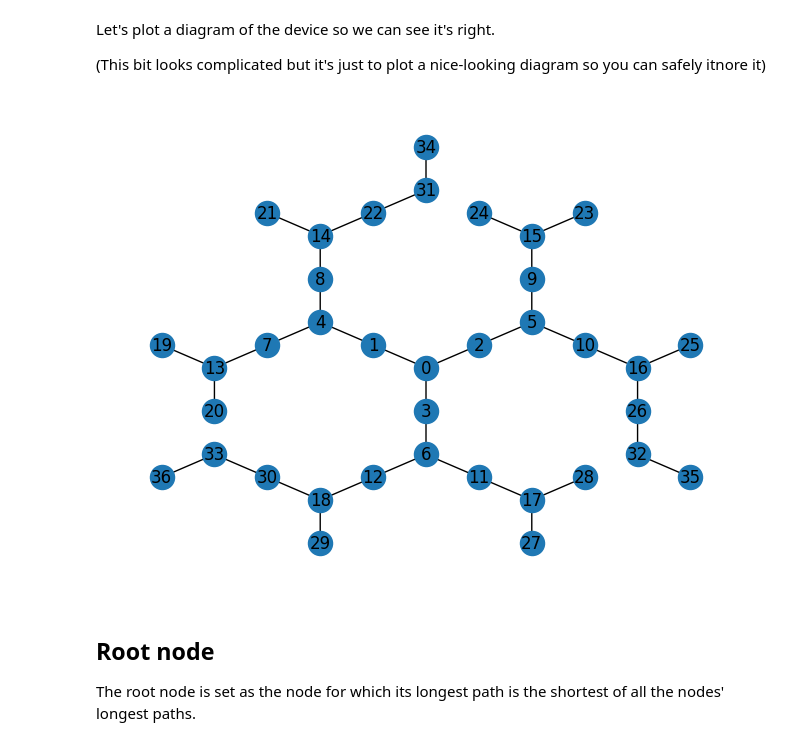
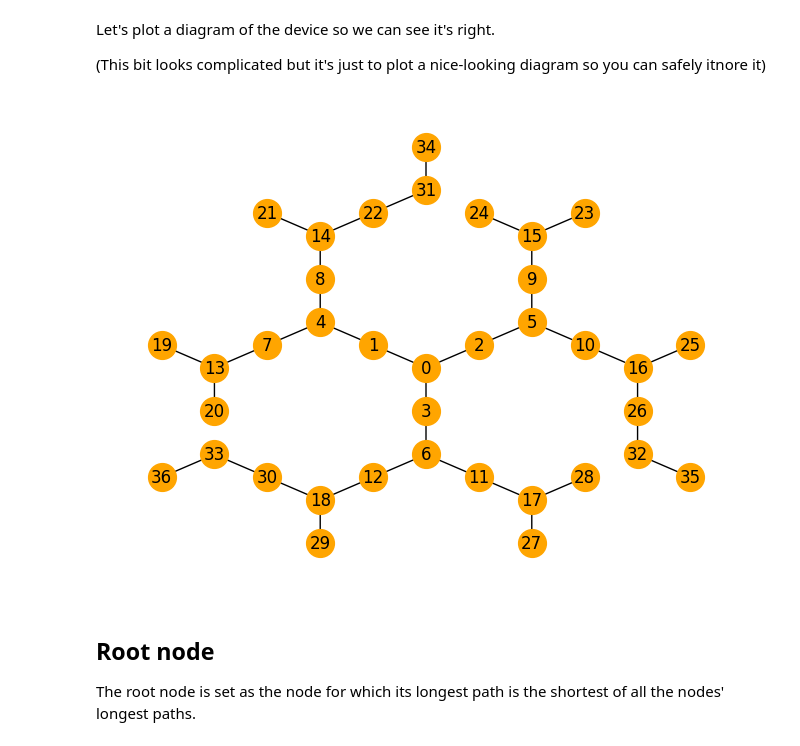
Before and after one commit to UCL-CCS/ferrmion, a Jupyter notebook: docs/source/notebooks/bonsai.ipynb, the cells around one changed output. Drawn from its saved outputs; the diff is of its cells as text; code cells hidden in the pictures.

```diff
--- a/docs/source/notebooks/bonsai.ipynb
+++ b/docs/source/notebooks/bonsai.ipynb
@@ -29,17 +29,17 @@ Let's plot a diagram of the device so we can see it's right.
 # %%
 r = np.array([0,-1])*np.sqrt(1/graph.num_nodes())
 s = np.array([1*np.sin(45),np.cos(45)])*np.sqrt(1/graph.num_nodes())
 q = np.array([-1*np.sin(45),np.cos(45)])*np.sqrt(1/graph.num_nodes())
 pos={0:[0,0],1:q,2:s,3:r ,4:2*q,5:2*s,
      6:2.*r,7:2*q-s,8:2*q-r,9:2*s-r,10:2*s-q,11:2*r -q,
      12:2*r -s,13:2*(q-s),14:2*q-2*r,15:2*s-2*r,16:2*s-2*q,17:2*(r-q),
      18:2*r -2*s,19:3*q-2*s,20:2*(q-s)+r, 21:3*q-2*r, 22:2*(q-r)+s,23:2*(s-r)+s,24:2*(s-r)+q,
      25:3*s-2*q ,26:2*(s-q)+r,27:3*r-2*q,28:2*r-2*q+s,29:3*r -2*s, 30:2*(r-s)+q,
      31:2*q-2*r+2*s ,32:2*(s-q+r), 33:2*(r-s+q),34:2*q-3*r+2*s,35:2*(s-q+r)-q, 36:2*(r-s+q)-s}
 pos=rx.spring_layout(graph, pos=pos, fixed={*range(graph.num_nodes())})
-rxv.mpl_draw(graph, with_labels=True, pos=pos)
+rxv.mpl_draw(graph, with_labels=True, pos=pos, node_color="orange", node_size=400)
 # %% [output]
-[figure, old version]
+[figure, new version]
 # %% [markdown]
 ## Root node
 
```
Also changed, not shown: 8 other files.
